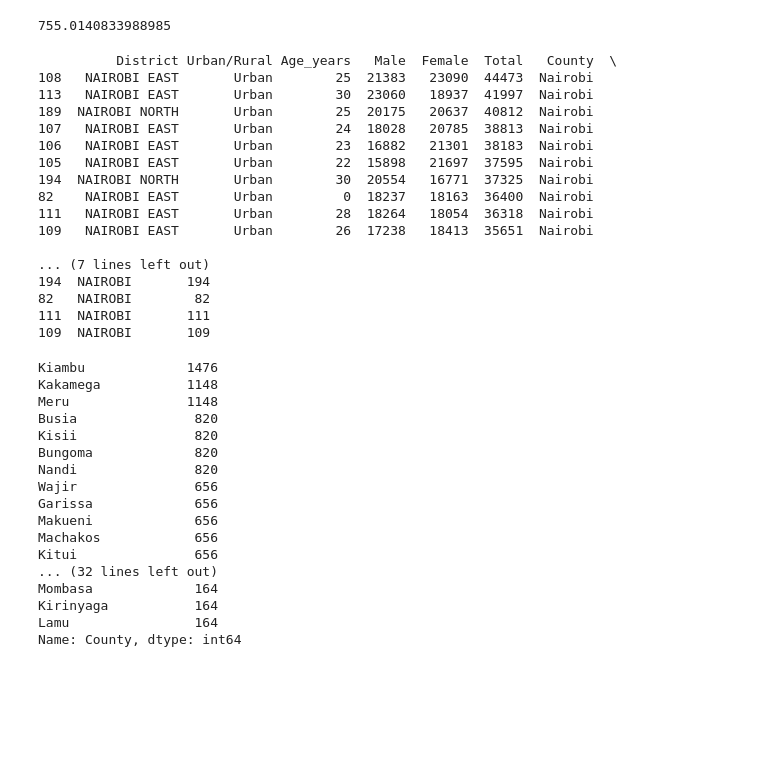
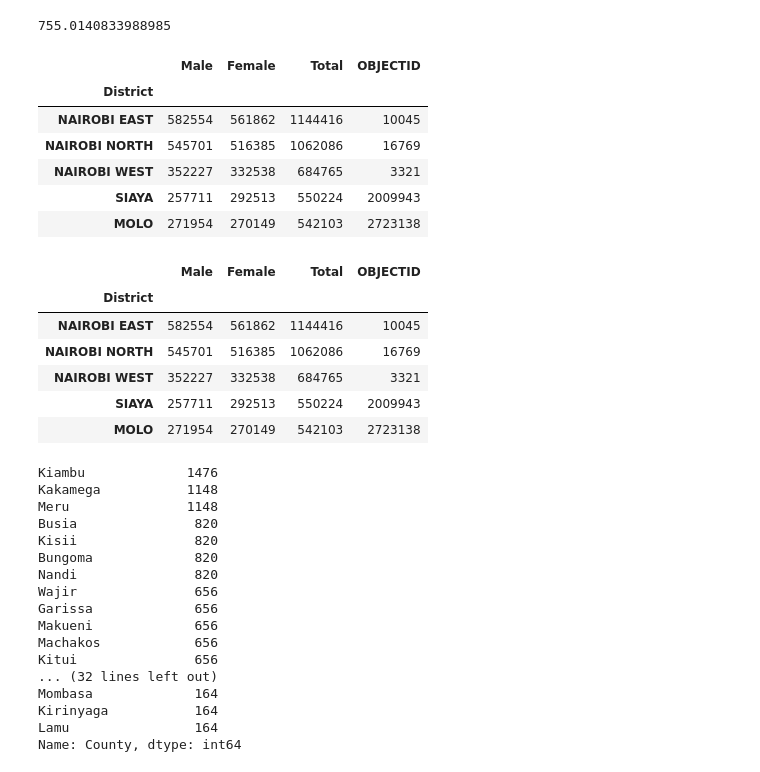
Before and after one commit to kanjaq/Pandas_Assignment2, a Jupyter notebook: Pandas_Assignment2.ipynb, the cells around one changed output. Cells and saved outputs as stored; diff of their text form; code cells hidden in the pictures; blank space fills up the shorter version.

```diff
--- a/Pandas_Assignment2.ipynb
+++ b/Pandas_Assignment2.ipynb
@@ -198,28 +231,28 @@ Avg_male = df['Male'].mean()
 print(Avg_male)
 # %% [output]
 755.0140833988985
+# %%
+df.groupby("District").sum().sort_values("Total", ascending=False).head()
+# %% [output]
+|  | Male | Female | Total | OBJECTID |
+| District |  |  |  |  |
+| NAIROBI EAST | 582554 | 561862 | 1144416 | 10045 |
+| NAIROBI NORTH | 545701 | 516385 | 1062086 | 16769 |
+| NAIROBI WEST | 352227 | 332538 | 684765 | 3321 |
+| SIAYA | 257711 | 292513 | 550224 | 2009943 |
+| MOLO | 271954 | 270149 | 542103 | 2723138 |
 # %%
 # Which 5 districts were the most densely populated Kenya in descending order?
-Top_district = df.nlargest(10,'Total')
-print(Top_district)
+Top_district = df.groupby('District').sum().sort_values('Total', ascending=False)
+Top_district.head(5)
 # %% [output]
-          District Urban/Rural Age_years   Male  Female  Total   County  \
-108   NAIROBI EAST       Urban        25  21383   23090  44473  Nairobi
-113   NAIROBI EAST       Urban        30  23060   18937  41997  Nairobi
-189  NAIROBI NORTH       Urban        25  20175   20637  40812  Nairobi
-107   NAIROBI EAST       Urban        24  18028   20785  38813  Nairobi
-106   NAIROBI EAST       Urban        23  16882   21301  38183  Nairobi
-105   NAIROBI EAST       Urban        22  15898   21697  37595  Nairobi
-194  NAIROBI NORTH       Urban        30  20554   16771  37325  Nairobi
-82    NAIROBI EAST       Urban         0  18237   18163  36400  Nairobi
-111   NAIROBI EAST       Urban        28  18264   18054  36318  Nairobi
-109   NAIROBI EAST       Urban        26  17238   18413  35651  Nairobi
-
-... (7 lines left out)
-194  NAIROBI       194
-82   NAIROBI        82
-111  NAIROBI       111
-109  NAIROBI       109
+|  | Male | Female | Total | OBJECTID |
+| District |  |  |  |  |
+| NAIROBI EAST | 582554 | 561862 | 1144416 | 10045 |
+| NAIROBI NORTH | 545701 | 516385 | 1062086 | 16769 |
+| NAIROBI WEST | 352227 | 332538 | 684765 | 3321 |
+| SIAYA | 257711 | 292513 | 550224 | 2009943 |
+| MOLO | 271954 | 270149 | 542103 | 2723138 |
 # %%
 df['County'].value_counts()
 # %% [output]
```
Also changed, not shown: parts of 10 cells of this notebook.
